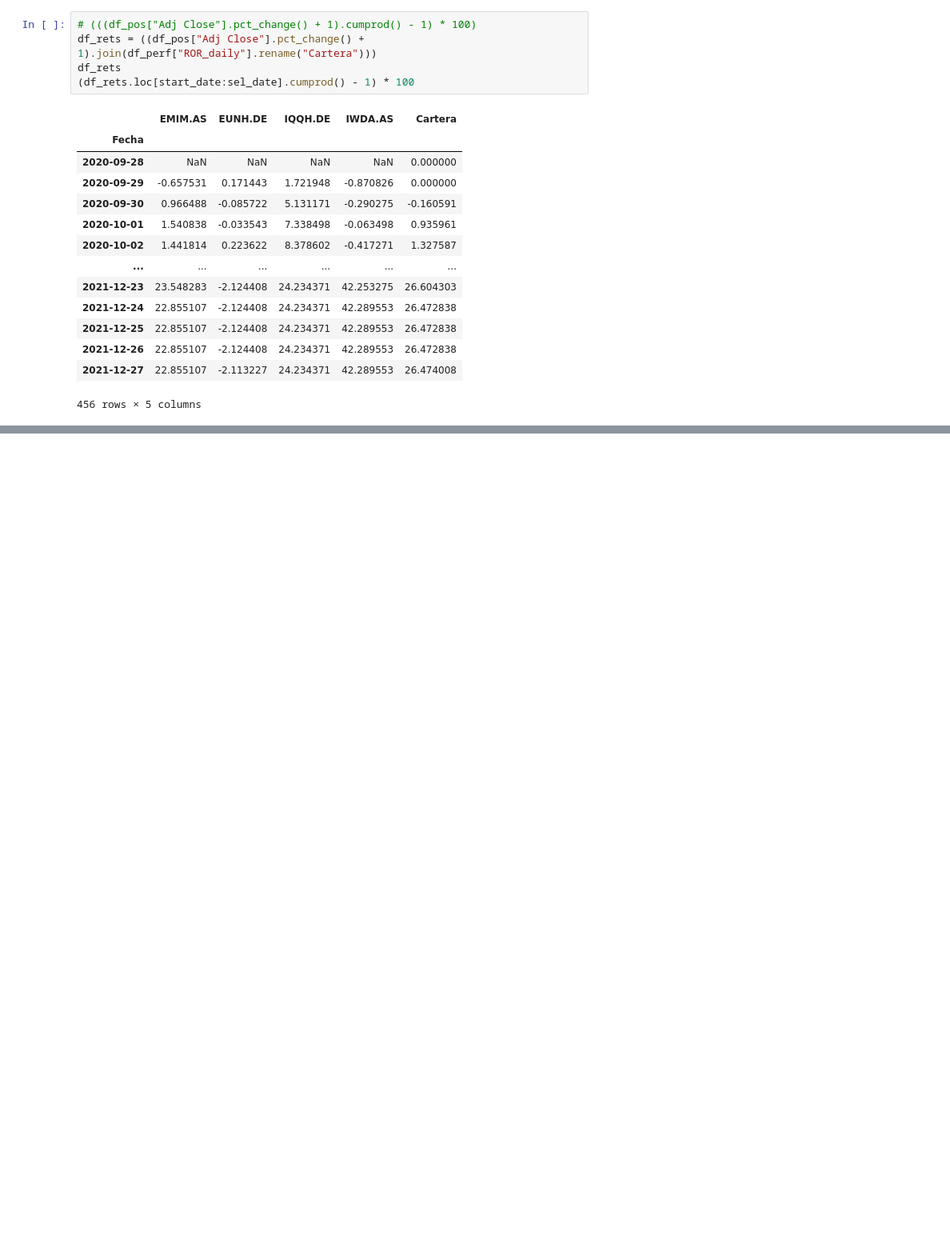
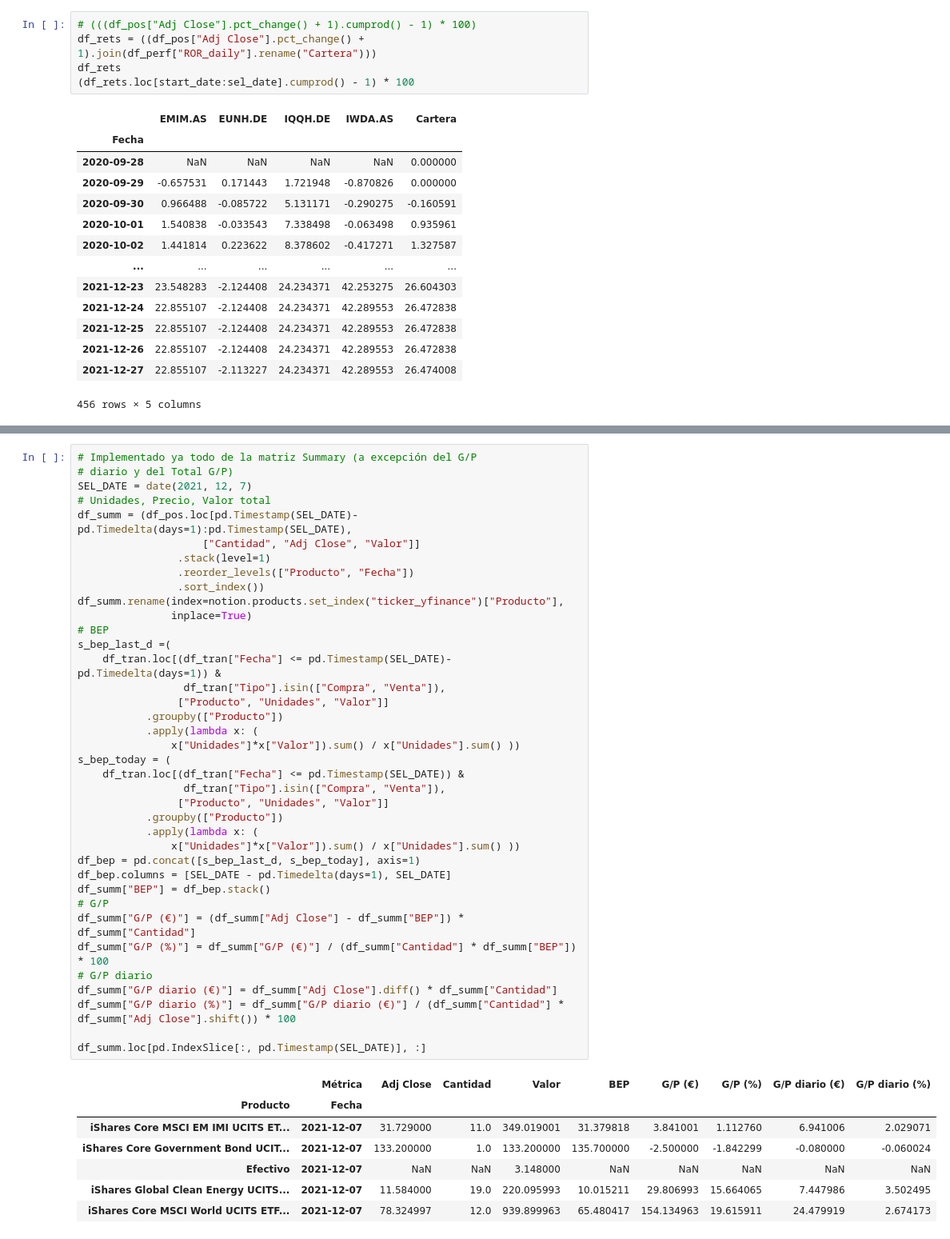
Before and after one commit to grhervas/portfolio-tracker, a Jupyter notebook: dev.ipynb, the cells around one changed output, grey strips where cells are left out. Shown: that part at 80% size. Drawn from its saved outputs; the diff is of its cells as text; blank space fills up the shorter version.

```diff
--- a/test.ipynb
+++ b/dev.ipynb
@@ -141,3 +126,49 @@ line_fig = px.line((df_rets.loc[start_date:sel_date].cumprod() - 1) * 100,
 line_fig.show()
 # %% [output]
 [interactive output not drawn]
+# %%
+# Implementado ya todo de la matriz Summary (a excepción del G/P
+# diario y del Total G/P)
+SEL_DATE = date(2021, 12, 7)
+# Unidades, Precio, Valor total
+df_summ = (df_pos.loc[pd.Timestamp(SEL_DATE)-pd.Timedelta(days=1):pd.Timestamp(SEL_DATE),
+                    ["Cantidad", "Adj Close", "Valor"]]
+                .stack(level=1)
+                .reorder_levels(["Producto", "Fecha"])
+                .sort_index())
+df_summ.rename(index=notion.products.set_index("ticker_yfinance")["Producto"],
+               inplace=True)
+# BEP
+s_bep_last_d =(
+    df_tran.loc[(df_tran["Fecha"] <= pd.Timestamp(SEL_DATE)-pd.Timedelta(days=1)) &
+                 df_tran["Tipo"].isin(["Compra", "Venta"]),
+                ["Producto", "Unidades", "Valor"]]
+           .groupby(["Producto"])
+           .apply(lambda x: (
+               x["Unidades"]*x["Valor"]).sum() / x["Unidades"].sum() ))
+s_bep_today = (
+    df_tran.loc[(df_tran["Fecha"] <= pd.Timestamp(SEL_DATE)) &
+                 df_tran["Tipo"].isin(["Compra", "Venta"]),
+                ["Producto", "Unidades", "Valor"]]
+           .groupby(["Producto"])
+           .apply(lambda x: (
+               x["Unidades"]*x["Valor"]).sum() / x["Unidades"].sum() ))
+df_bep = pd.concat([s_bep_last_d, s_bep_today], axis=1)
+df_bep.columns = [SEL_DATE - pd.Timedelta(days=1), SEL_DATE]
+df_summ["BEP"] = df_bep.stack()
+# G/P
+df_summ["G/P (€)"] = (df_summ["Adj Close"] - df_summ["BEP"]) * df_summ["Cantidad"]
+df_summ["G/P (%)"] = df_summ["G/P (€)"] / (df_summ["Cantidad"] * df_summ["BEP"]) * 100
+# G/P diario
+df_summ["G/P diario (€)"] = df_summ["Adj Close"].diff() * df_summ["Cantidad"]
+df_summ["G/P diario (%)"] = df_summ["G/P diario (€)"] / (df_summ["Cantidad"] * df_summ["Adj Close"].shift()) * 100
+
+df_summ.loc[pd.IndexSlice[:, pd.Timestamp(SEL_DATE)], :]
+# %% [output]
+|  | Métrica | Adj Close | Cantidad | Valor | BEP | G/P (€) | G/P (%) | G/P diario (€) | G/P diario (%) |
+| Producto | Fecha |  |  |  |  |  |  |  |  |
+| iShares Core MSCI EM IMI UCITS ET... | 2021-12-07 | 31.729000 | 11.0 | 349.019001 | 31.379818 | 3.841001 | 1.112760 | 6.941006 | 2.029071 |
+| iShares Core Government Bond UCIT... | 2021-12-07 | 133.200000 | 1.0 | 133.200000 | 135.700000 | -2.500000 | -1.842299 | -0.080000 | -0.060024 |
+| Efectivo | 2021-12-07 | NaN | NaN | 3.148000 | NaN | NaN | NaN | NaN | NaN |
+| iShares Global Clean Energy UCITS... | 2021-12-07 | 11.584000 | 19.0 | 220.095993 | 10.015211 | 29.806993 | 15.664065 | 7.447986 | 3.502495 |
+| iShares Core MSCI World UCITS ETF... | 2021-12-07 | 78.324997 | 12.0 | 939.899963 | 65.480417 | 154.134963 | 19.615911 | 24.479919 | 2.674173 |
```
Also changed, not shown: parts of 4 cells of this notebook, 4 other files.
